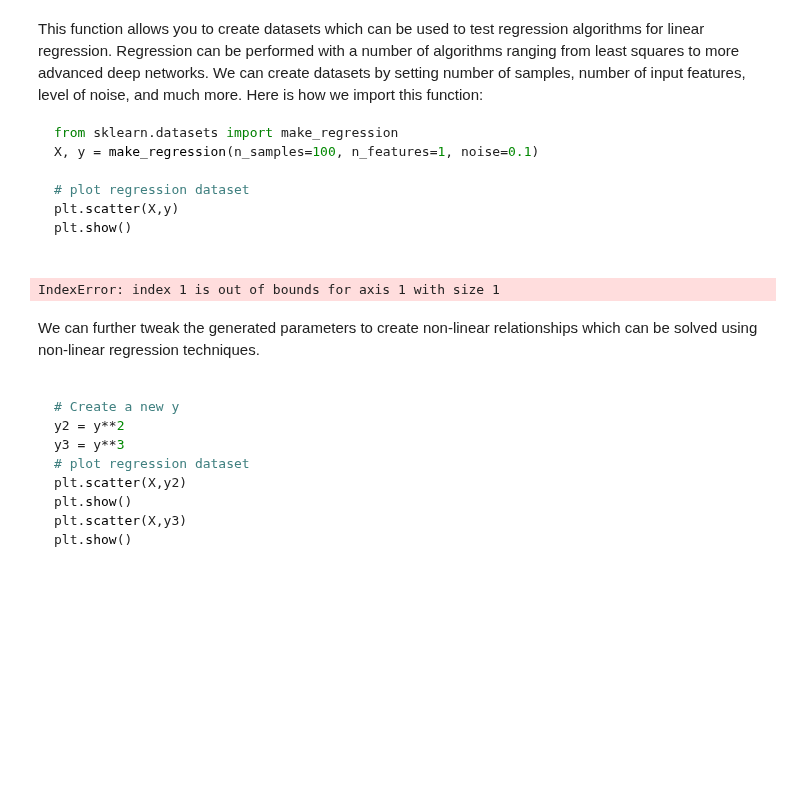
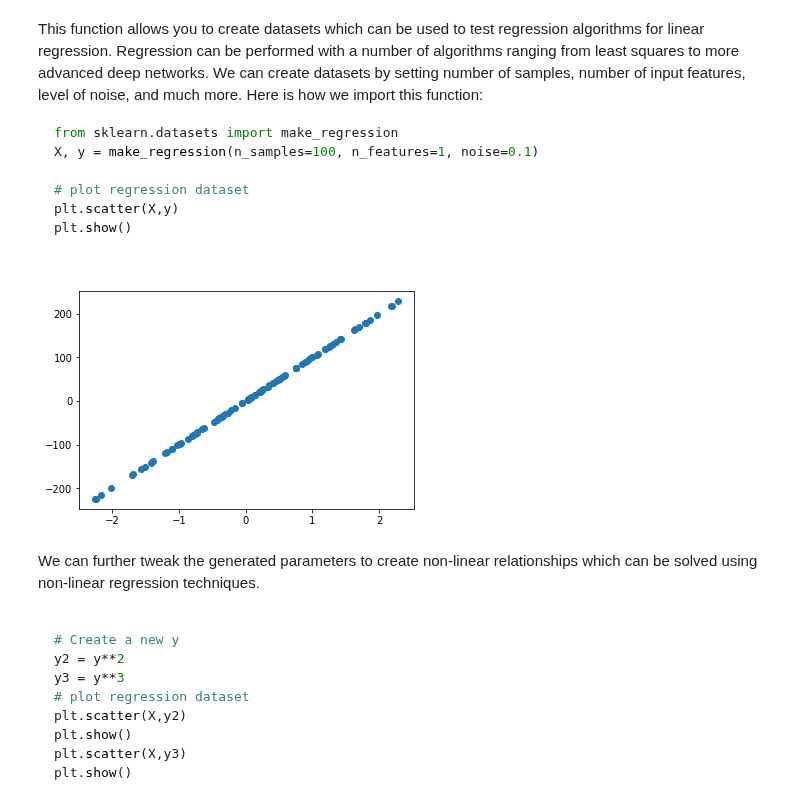
Before and after one commit to UpwardTrajectory/dsc-2-23-05-data-generation-process-code-along-seattle-ds-career-040119, a Jupyter notebook: index.ipynb, the cells around one changed output. Cells and saved outputs as stored; diff of their text form; code cells hidden in the pictures; blank space fills up the shorter version.

```diff
--- a/index.ipynb
+++ b/index.ipynb
@@ -132,10 +132,11 @@ plt.show()
 # %%
 from sklearn.datasets import make_regression
 X, y = make_regression(n_samples=100, n_features=1, noise=0.1)
-# %%
-draw_data(X, y)
-# %% [output]
-IndexError: index 1 is out of bounds for axis 1 with size 1
+# %%
+plt.scatter(X,y)
+plt.show()
+# %% [output]
+[figure, added]
 # %% [markdown]
 We can further tweak the generated parameters to create non-linear relationships which can be solved using non-linear regression techniques.
 
```
